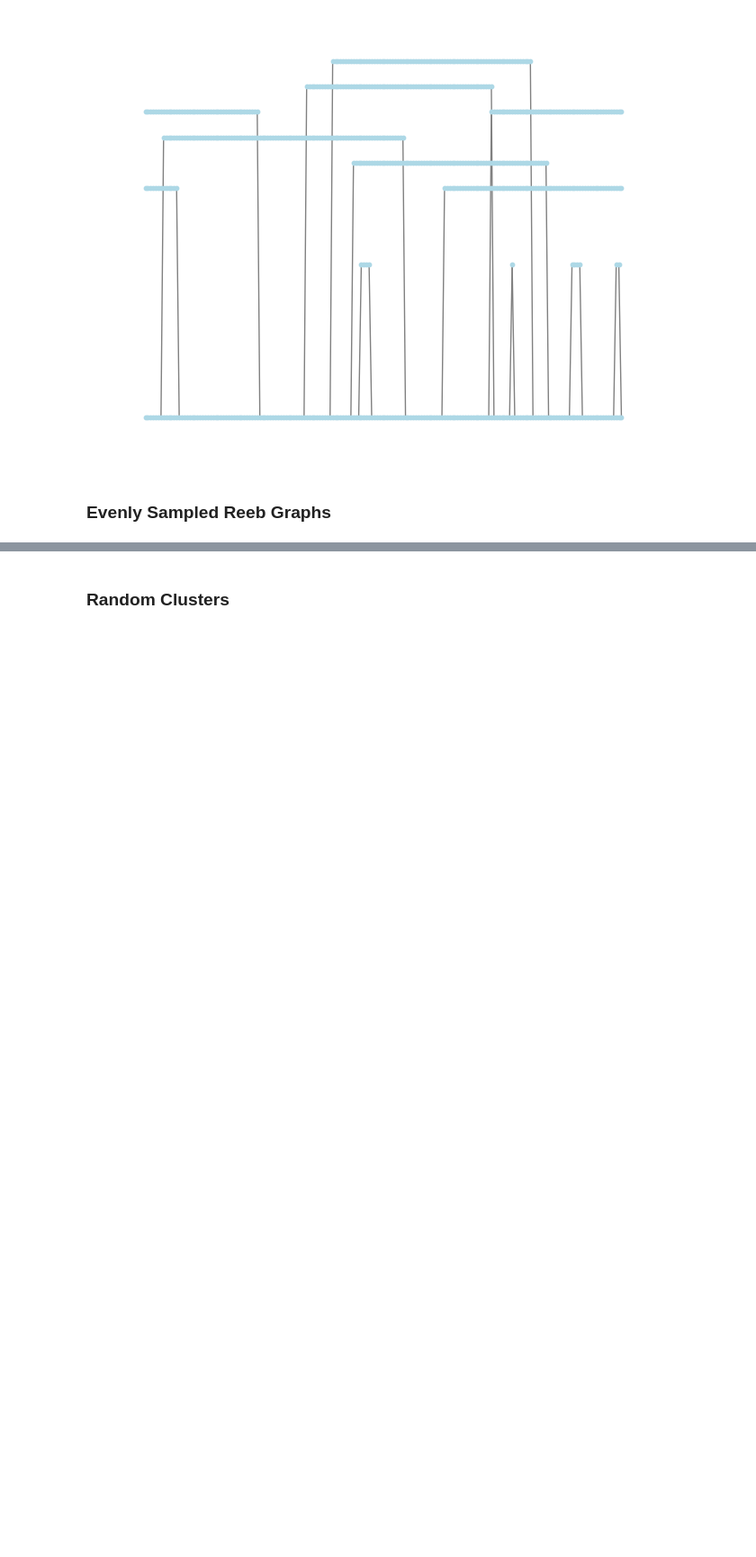
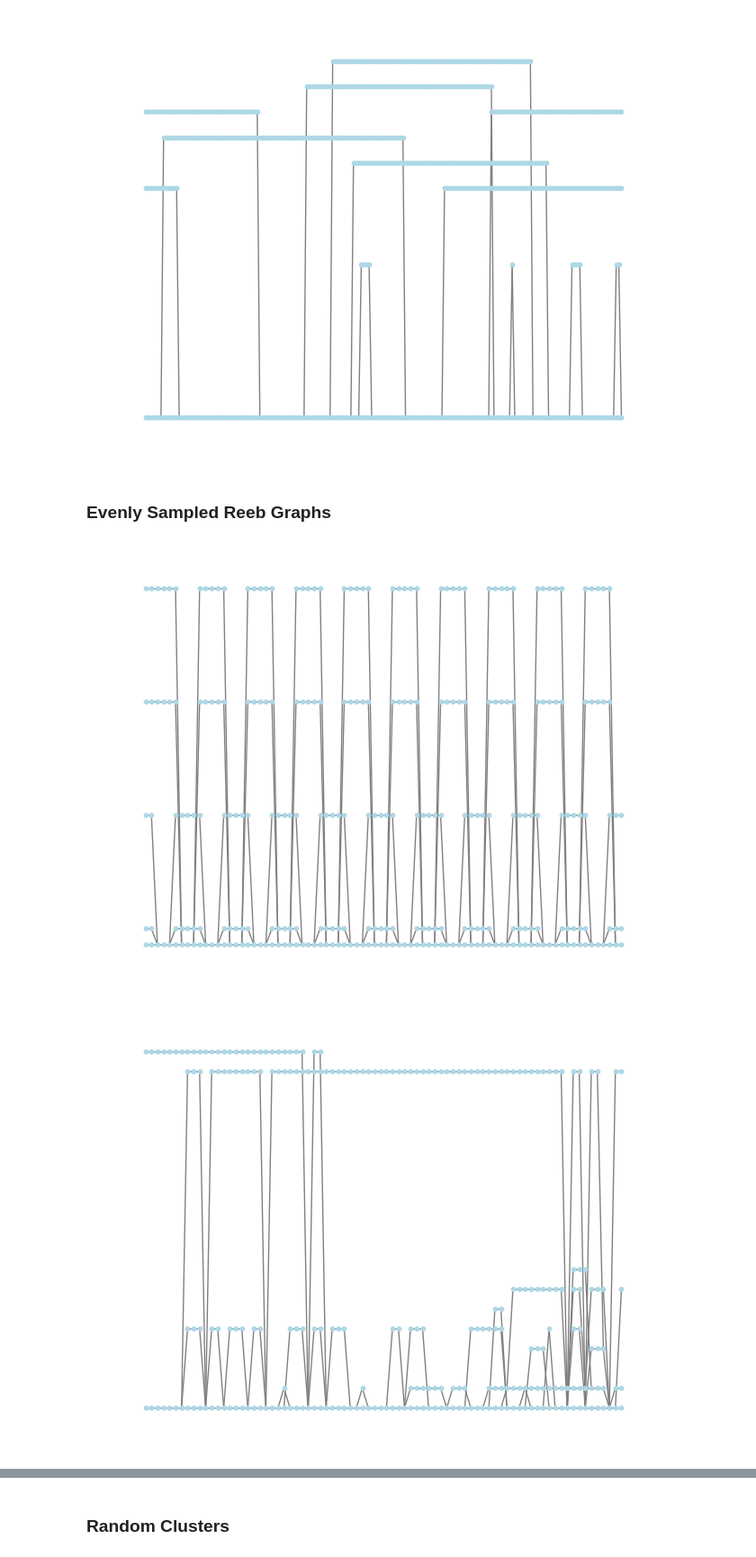
Before and after one commit to robertcardona/curvature, a Jupyter notebook: notebooks/Curvature.ipynb, the cells around one changed output, grey strips where cells are left out. Shown at 90% size. Cells and saved outputs as stored; diff of their text form; code cells hidden in the pictures; blank space fills up the shorter version.

```diff
--- a/notebooks/Curvature.ipynb
+++ b/notebooks/Curvature.ipynb
@@ -90,0 +103,17 @@ draw_reeb_graph(rg_c)
+# %%
+# scenario a : r = 1
+rg_a = network_a.get_reeb_graph(np.arange(0, 80, 1).tolist())
+draw_reeb_graph(rg_a)
+
+# scenario's b and c : r = 1080
+start_time, end_time, r = 0, 86400, 1080
+sample_times = np.arange(start_time, end_time, r).tolist()
+
+rg_b = network_b.get_reeb_graph(sample_times = sample_times)
+draw_reeb_graph(rg_b)
+
+rg_c = network_c.get_reeb_graph(sample_times = sample_times)
+draw_reeb_graph(rg_c)
+# %% [output]
+[figure, added]
+[figure, added]
```
Also changed, not shown: parts of 7 cells of this notebook.
